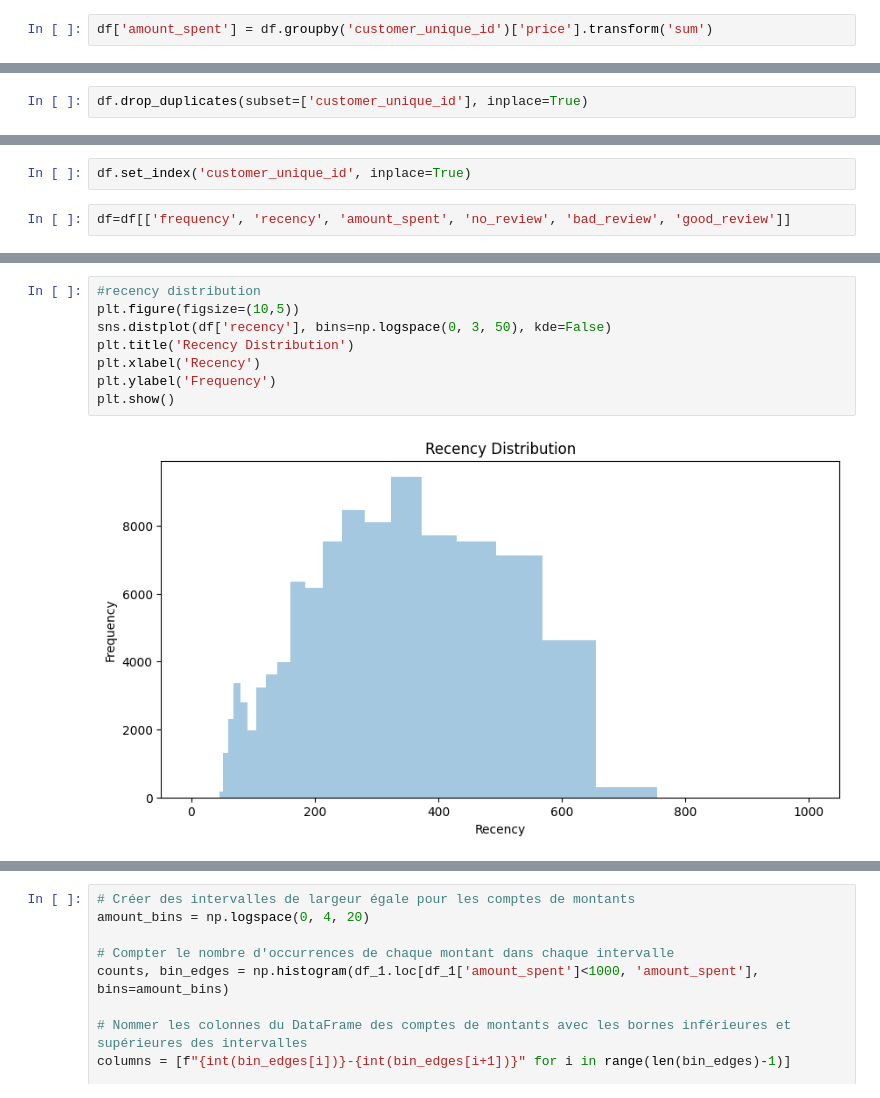
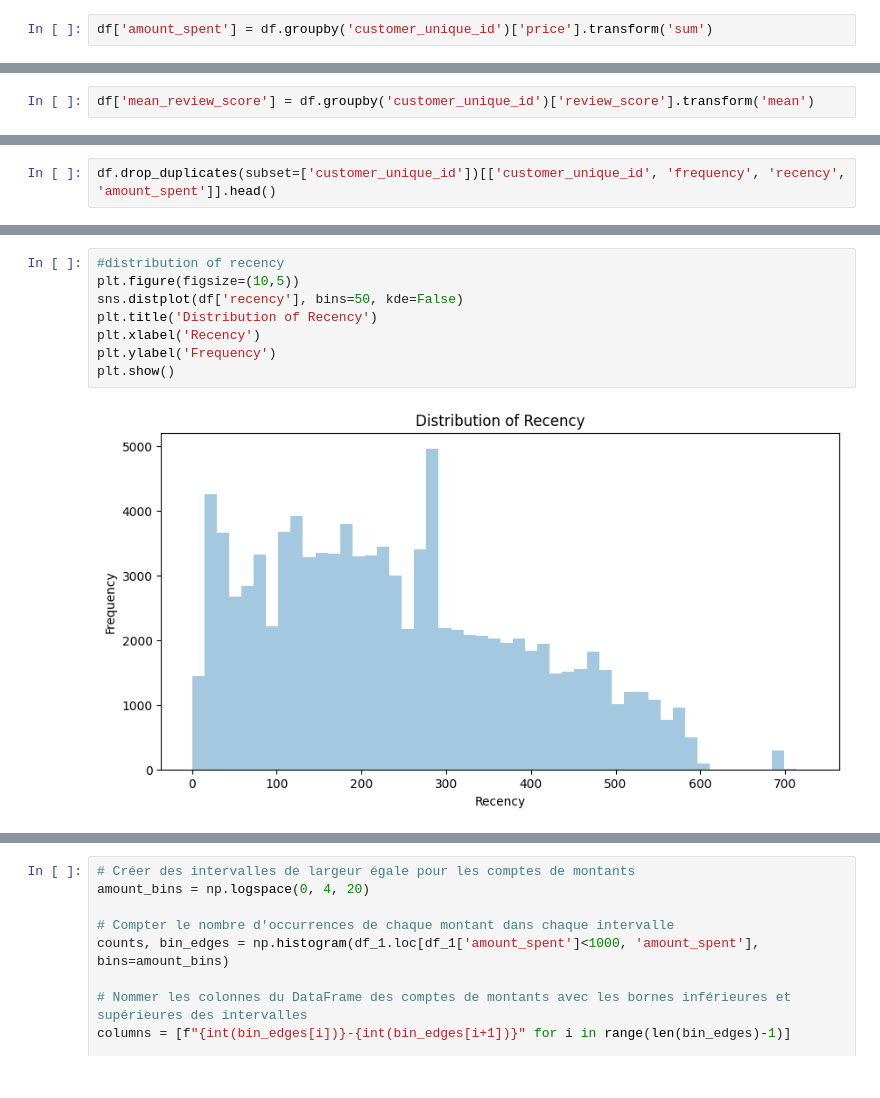
Before and after one commit to ThomasMeb/Projet_4, a Jupyter notebook: Mebarki_Thomas_notebook_exploration_022023.ipynb, the cells around one changed output, grey strips where cells are left out. Drawn from its saved outputs; the diff is of its cells as text.

```diff
--- a/Mebarki_Thomas_notebook_exploration_022023.ipynb
+++ b/Mebarki_Thomas_notebook_exploration_022023.ipynb
@@ -525,0 +333,2 @@ df.loc[df['frequency']>5].head()
+# %%
+df['mean_review_score'] = df.groupby('customer_unique_id')['review_score'].transform('mean')
@@ -526,2 +346,2 @@ df.loc[df['frequency']>5].head()
 # %%
-df.drop_duplicates(subset=['customer_unique_id'], inplace=True)
+df.drop_duplicates(subset=['customer_unique_id'])[['customer_unique_id', 'frequency', 'recency', 'amount_spent']].head()
@@ -528,4 +354,0 @@ df.drop_duplicates(subset=['customer_unique_id'], inplace=True)
-# %%
-df.set_index('customer_unique_id', inplace=True)
-# %%
-df=df[['frequency', 'recency', 'amount_spent', 'no_review', 'bad_review', 'good_review']]
@@ -621,13 +365,13 @@ df_1 = df.drop(labels = df.loc[df['frequency']<2].index, axis=0)
 # %%
-#recency distribution
+#distribution of recency
 plt.figure(figsize=(10,5))
-sns.distplot(df['recency'], bins=np.logspace(0, 3, 50), kde=False)
-plt.title('Recency Distribution')
+sns.distplot(df['recency'], bins=50, kde=False)
+plt.title('Distribution of Recency')
 plt.xlabel('Recency')
 plt.ylabel('Frequency')
 plt.show()
 # %% [output]
-[figure, old version]
+[figure, new version]
 # %%
 plt.figure(figsize=(10,5))
 sns.distplot(df['amount_spent'], bins=np.logspace(0, 3, 50), kde=False)
```
Also changed, not shown: parts of 64 cells of this notebook, 4 other files.
